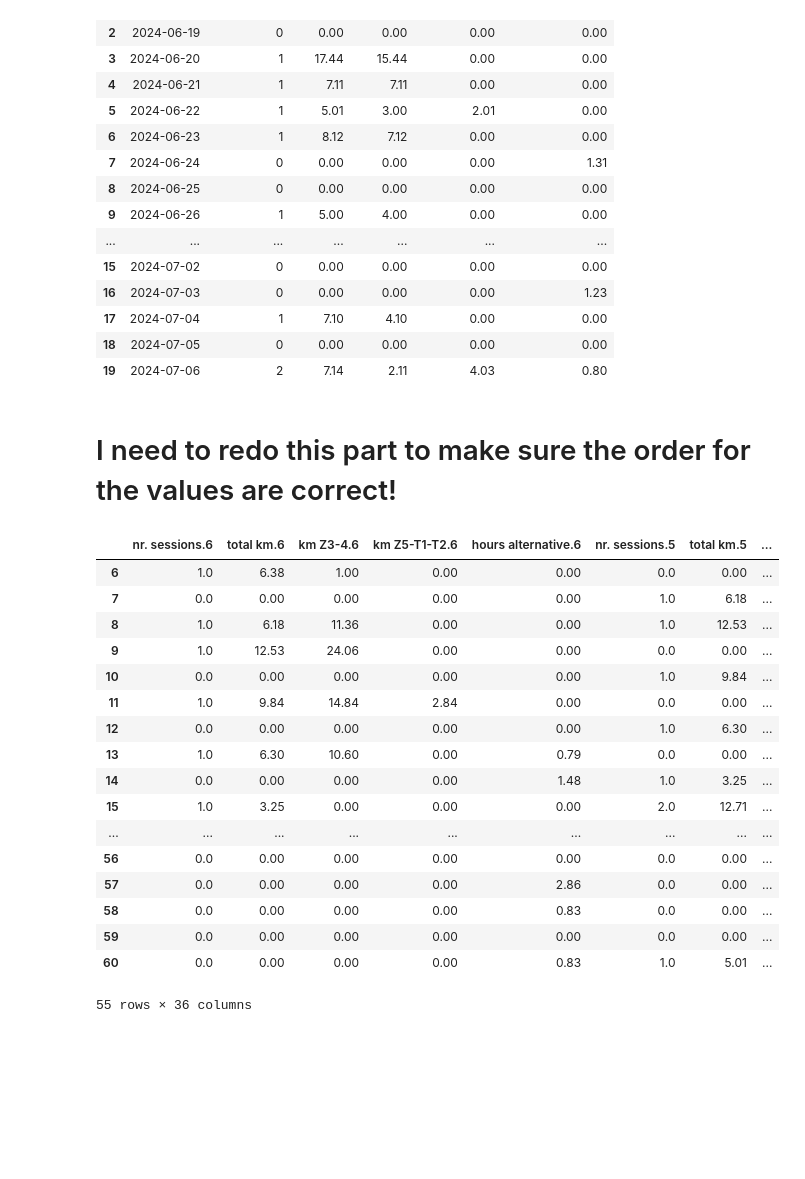
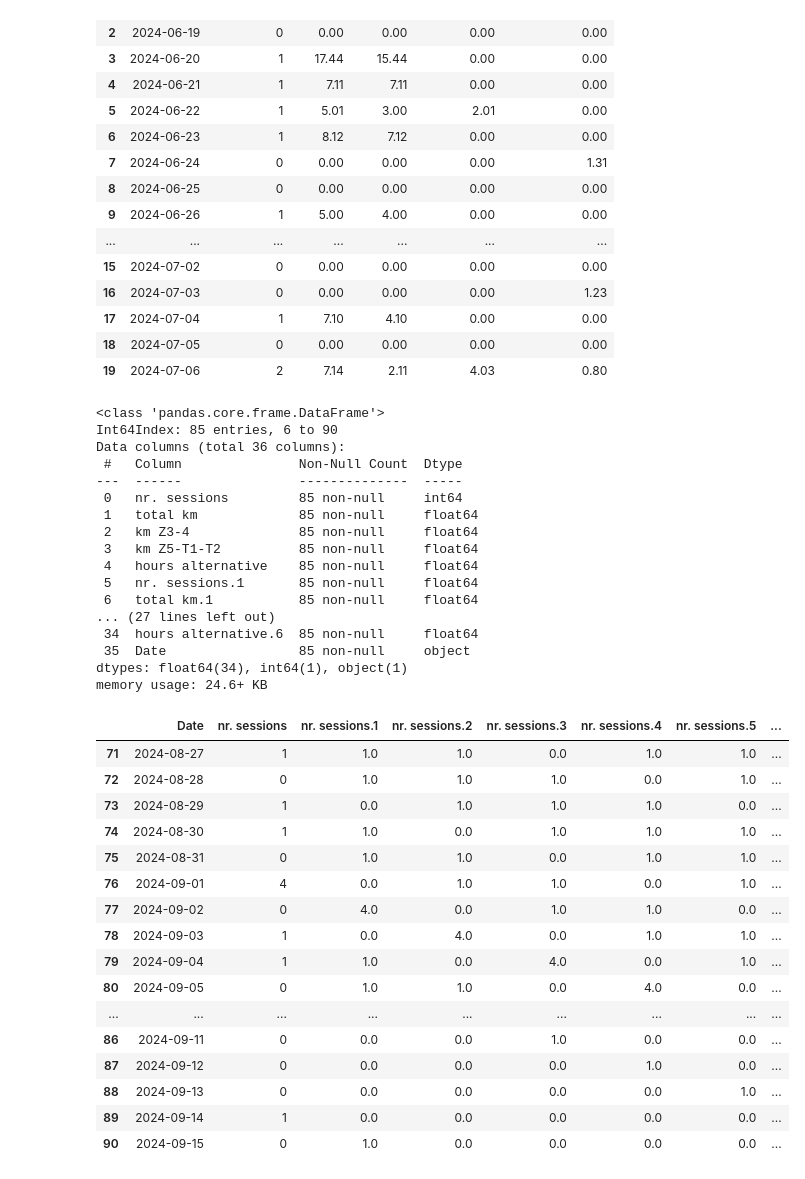
Before and after one commit to milooranm/RunningVolume_Injury, a Jupyter notebook: RunningVolume_Injury/notebooks/api data extraction.ipynb, the cells around one changed output. Drawn from its saved outputs; the diff is of its cells as text; code cells hidden in the pictures; blank space fills up the shorter version.

Commit message:
changes to pipeline, training review
fixed the data extraction file and updated the training review file visualisations

```diff
--- a/RunningVolume_Injury/notebooks/api data extraction.ipynb
+++ b/RunningVolume_Injury/notebooks/api data extraction.ipynb
@@ -151,8 +151,6 @@ df_full.head(20)
 | 17 | 2024-07-04 | 1 | 7.10 | 4.10 | 0.00 | 0.00 |
 | 18 | 2024-07-05 | 0 | 0.00 | 0.00 | 0.00 | 0.00 |
 | 19 | 2024-07-06 | 2 | 7.14 | 2.11 | 4.03 | 0.80 |
-# %% [markdown]
-# I need to redo this part to make sure the order for the values are correct!
 # %%
 def convert_to_day_approach(df):
     """
@@ -183,24 +181,43 @@ def convert_to_day_approach(df):
     return df_converted
 # %%
 dfday_user = convert_to_day_approach(df_full)
-dfday_user
+dfday_user.info()
 # %% [output]
-|  | nr. sessions.6 | total km.6 | km Z3-4.6 | km Z5-T1-T2.6 | hours alternative.6 | nr. sessions.5 | total km.5 | ... |
-| 6 | 1.0 | 6.38 | 1.00 | 0.00 | 0.00 | 0.0 | 0.00 | ... |
-| 7 | 0.0 | 0.00 | 0.00 | 0.00 | 0.00 | 1.0 | 6.18 | ... |
-| 8 | 1.0 | 6.18 | 11.36 | 0.00 | 0.00 | 1.0 | 12.53 | ... |
-| 9 | 1.0 | 12.53 | 24.06 | 0.00 | 0.00 | 0.0 | 0.00 | ... |
-| 10 | 0.0 | 0.00 | 0.00 | 0.00 | 0.00 | 1.0 | 9.84 | ... |
-| 11 | 1.0 | 9.84 | 14.84 | 2.84 | 0.00 | 0.0 | 0.00 | ... |
-| 12 | 0.0 | 0.00 | 0.00 | 0.00 | 0.00 | 1.0 | 6.30 | ... |
-| 13 | 1.0 | 6.30 | 10.60 | 0.00 | 0.79 | 0.0 | 0.00 | ... |
-| 14 | 0.0 | 0.00 | 0.00 | 0.00 | 1.48 | 1.0 | 3.25 | ... |
-| 15 | 1.0 | 3.25 | 0.00 | 0.00 | 0.00 | 2.0 | 12.71 | ... |
-| ... | ... | ... | ... | ... | ... | ... | ... | ... |
-| 56 | 0.0 | 0.00 | 0.00 | 0.00 | 0.00 | 0.0 | 0.00 | ... |
-| 57 | 0.0 | 0.00 | 0.00 | 0.00 | 2.86 | 0.0 | 0.00 | ... |
-| 58 | 0.0 | 0.00 | 0.00 | 0.00 | 0.83 | 0.0 | 0.00 | ... |
-| 59 | 0.0 | 0.00 | 0.00 | 0.00 | 0.00 | 0.0 | 0.00 | ... |
-| 60 | 0.0 | 0.00 | 0.00 | 0.00 | 0.83 | 1.0 | 5.01 | ... |
-55 rows × 36 columns
+<class 'pandas.core.frame.DataFrame'>
+Int64Index: 85 entries, 6 to 90
+Data columns (total 36 columns):
+ #   Column               Non-Null Count  Dtype
+---  ------               --------------  -----
+ 0   nr. sessions         85 non-null     int64
+ 1   total km             85 non-null     float64
+ 2   km Z3-4              85 non-null     float64
+ 3   km Z5-T1-T2          85 non-null     float64
+ 4   hours alternative    85 non-null     float64
+ 5   nr. sessions.1       85 non-null     float64
+ 6   total km.1           85 non-null     float64
+... (27 lines left out)
+ 34  hours alternative.6  85 non-null     float64
+ 35  Date                 85 non-null     object
+dtypes: float64(34), int64(1), object(1)
+memory usage: 24.6+ KB
+# %%
+dfday_user[['Date','nr. sessions','nr. sessions.1','nr. sessions.2','nr. sessions.3','nr. sessions.4','nr. sessions.5','nr. sessions.6']].tail(20)
+# %% [output]
+|  | Date | nr. sessions | nr. sessions.1 | nr. sessions.2 | nr. sessions.3 | nr. sessions.4 | nr. sessions.5 | ... |
+| 71 | 2024-08-27 | 1 | 1.0 | 1.0 | 0.0 | 1.0 | 1.0 | ... |
+| 72 | 2024-08-28 | 0 | 1.0 | 1.0 | 1.0 | 0.0 | 1.0 | ... |
+| 73 | 2024-08-29 | 1 | 0.0 | 1.0 | 1.0 | 1.0 | 0.0 | ... |
+| 74 | 2024-08-30 | 1 | 1.0 | 0.0 | 1.0 | 1.0 | 1.0 | ... |
+| 75 | 2024-08-31 | 0 | 1.0 | 1.0 | 0.0 | 1.0 | 1.0 | ... |
+| 76 | 2024-09-01 | 4 | 0.0 | 1.0 | 1.0 | 0.0 | 1.0 | ... |
+| 77 | 2024-09-02 | 0 | 4.0 | 0.0 | 1.0 | 1.0 | 0.0 | ... |
+| 78 | 2024-09-03 | 1 | 0.0 | 4.0 | 0.0 | 1.0 | 1.0 | ... |
+| 79 | 2024-09-04 | 1 | 1.0 | 0.0 | 4.0 | 0.0 | 1.0 | ... |
+| 80 | 2024-09-05 | 0 | 1.0 | 1.0 | 0.0 | 4.0 | 0.0 | ... |
+| ... | ... | ... | ... | ... | ... | ... | ... | ... |
+| 86 | 2024-09-11 | 0 | 0.0 | 0.0 | 1.0 | 0.0 | 0.0 | ... |
+| 87 | 2024-09-12 | 0 | 0.0 | 0.0 | 0.0 | 1.0 | 0.0 | ... |
+| 88 | 2024-09-13 | 0 | 0.0 | 0.0 | 0.0 | 0.0 | 1.0 | ... |
+| 89 | 2024-09-14 | 1 | 0.0 | 0.0 | 0.0 | 0.0 | 0.0 | ... |
+| 90 | 2024-09-15 | 0 | 1.0 | 0.0 | 0.0 | 0.0 | 0.0 | ... |
 # %%
```
Also changed, not shown: parts of 1 cell of this notebook, 1 other file.
